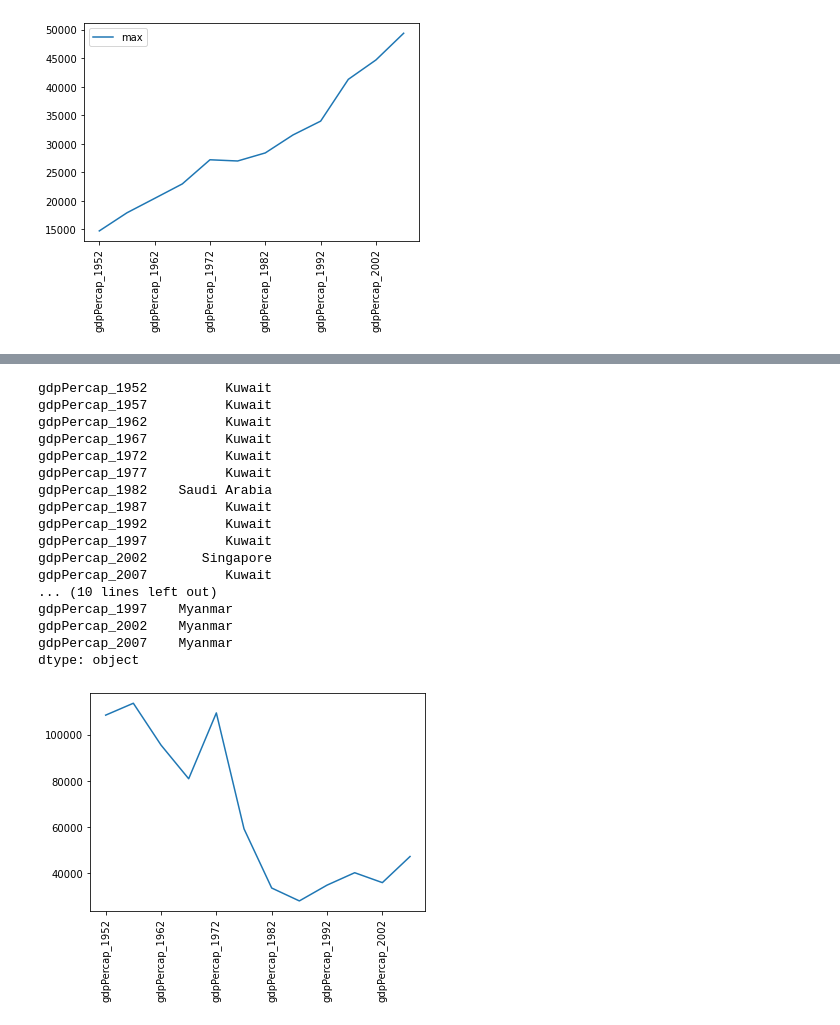
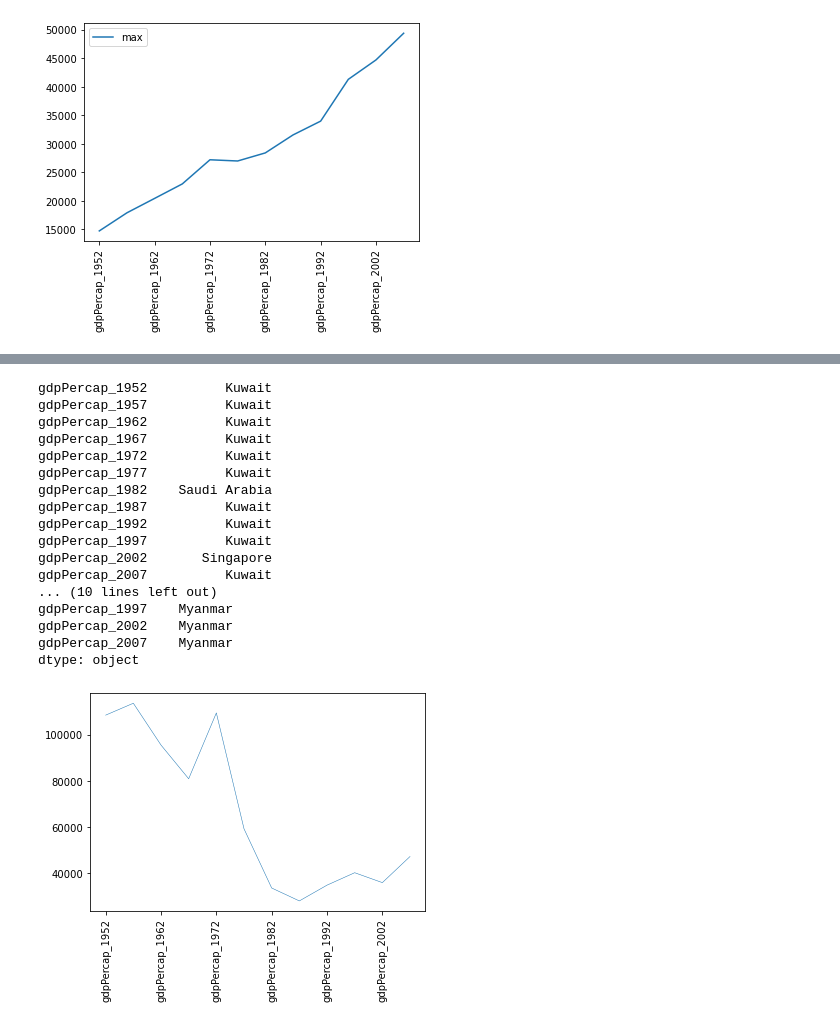
Before and after one commit to MJardon913/2021_pml_marioj, a Jupyter notebook: Untitled.ipynb, the cells around one changed output, grey strips where cells are left out. Cells and saved outputs as stored; diff of their text form; code cells hidden in the pictures.

```diff
--- a/Untitled.ipynb
+++ b/Untitled.ipynb
@@ -28,28 +28,28 @@ Text(0, 0.5, 'max')
 # %%
 data_asia = pd.read_csv('data/gapminder_gdp_asia.csv', index_col='country')
-data_asia.max().plot()
+data_asia.max().plot(linewidth=0.5)
 plt.xticks(rotation=90)
 print(data_asia.idxmax())
 print(data_asia.idxmin())
 # %% [output]
 gdpPercap_1952          Kuwait
 gdpPercap_1957          Kuwait
 gdpPercap_1962          Kuwait
 gdpPercap_1967          Kuwait
 gdpPercap_1972          Kuwait
 gdpPercap_1977          Kuwait
 gdpPercap_1982    Saudi Arabia
 gdpPercap_1987          Kuwait
 gdpPercap_1992          Kuwait
 gdpPercap_1997          Kuwait
 gdpPercap_2002       Singapore
 gdpPercap_2007          Kuwait
 ... (10 lines left out)
 gdpPercap_1997    Myanmar
 gdpPercap_2002    Myanmar
 gdpPercap_2007    Myanmar
 dtype: object
-[figure, old version]
+[figure, new version]
 # %%
 data_all = pd.read_csv('data/gapminder_all.csv', index_col='country')
 data_all.plot(kind='scatter', x='gdpPercap_2007', y='lifeExp_2007',
```
Also changed, not shown: parts of 13 cells of this notebook, 1 other file.
